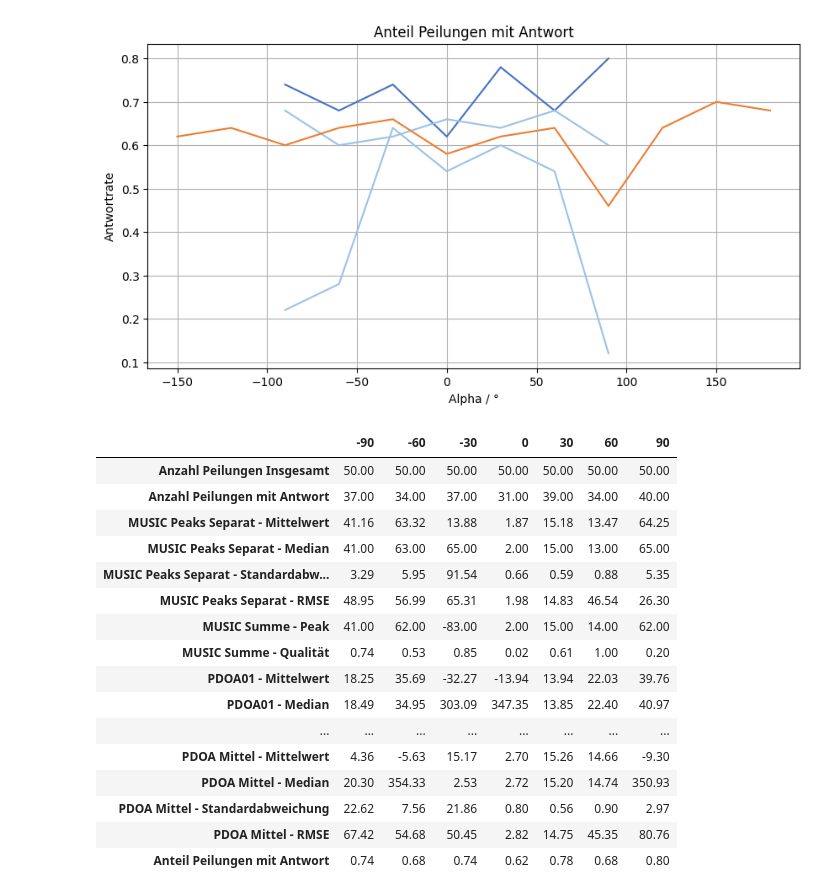
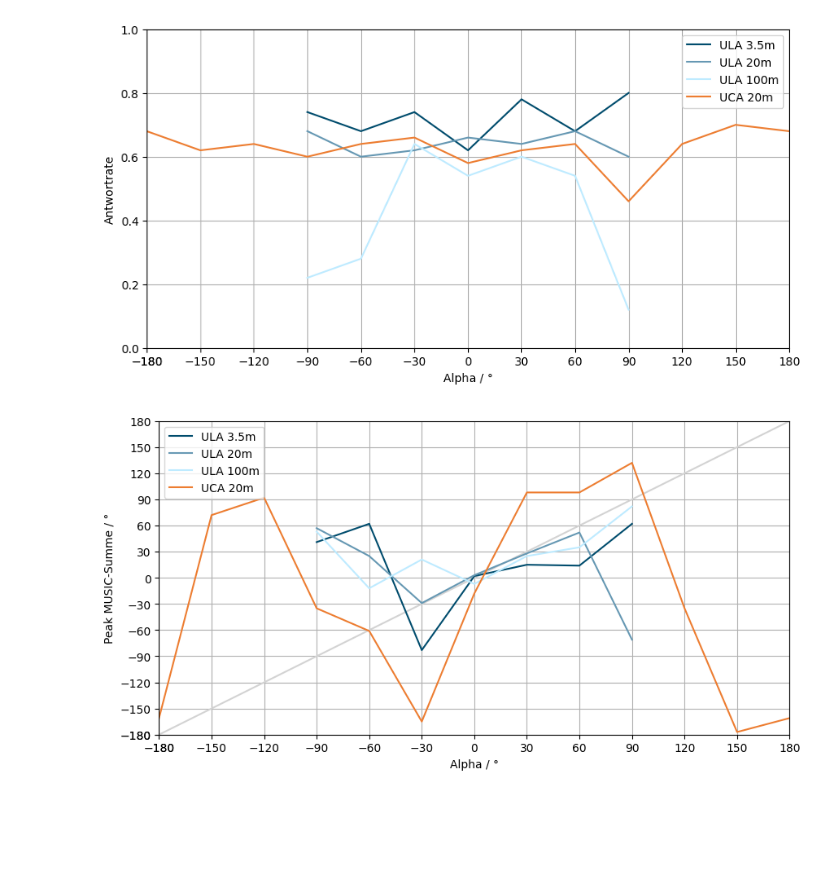
Before and after one commit to mathklk/QCDF, a Jupyter notebook: analyze/main.ipynb, the cells around one changed output. Cells and saved outputs as stored; diff of their text form; code cells hidden in the pictures; blank space fills up the shorter version.

Commit message:
charts

```diff
--- a/analyze/main.ipynb
+++ b/analyze/main.ipynb
@@ -167,34 +176,64 @@ for i, scenario in enumerate(tests):
 # Automatische, "Statische" Berechnungen
 for scenario in tests:
     scenario.df.loc["Anteil Peilungen mit Antwort"] = scenario.df.loc["Anzahl Peilungen mit Antwort"] / scenario.df.loc["Anzahl Peilungen Insgesamt"]
+# %%
+# Misc
+
+FIG_SIZE = np.array([10, 5])
+
+all_angles = set([int(a) for scenario in tests for a in scenario.df.columns])
+ANGLES = sorted(list(all_angles))
+AANGLES = [-180] + ANGLES
+
+def make_x_angle(ax: plt.Axes):
+    ax.set_xticks(AANGLES)
+    ax.set_xlim(-180, 180)
+
+def make_y_angle(ax: plt.Axes):
+    ax.set_yticks(AANGLES)
+    ax.set_ylim(-180, 180)
+
+def pscatter(ax: plt.Axes, Z: pd.Series, **kwargs):
+    ax.scatter(Z.index, Z.values, **kwargs)
+
+plt.Axes.make_x_angle = make_x_angle
+plt.Axes.make_y_angle = make_y_angle
+plt.Axes.pscatter = pscatter
 # %%
-# Plotte "Antel Peilungen mit Antwort"
-fig, ax = plt.subplots(figsize=(10, 5))
-ax.set_title("Anteil Peilungen mit Antwort")
+# Anteil Peilungen mit Antwort
+
+fig, ax = plt.subplots(figsize=FIG_SIZE)
 ax.set_xlabel("Alpha / °")
 ax.set_ylabel("Antwortrate")
-ax.grid()
+
+ax.set_ylim(0, 1)
+ax.make_x_angle()
+ax.grid(True, which="major", axis="both")
+
 for scenario in tests:
-    ax.plot(scenario.df.columns, scenario.df.loc["Anteil Peilungen mit Antwort"], label=f"{scenario.type} {scenario.distance}m", color=scenario.color)
+    ax.plot(scenario.df.loc["Anteil Peilungen mit Antwort"], label=scenario.name(), color=scenario.color)
+
+ax.legend()
+fig.savefig("plots/Antwortrate.pdf", bbox_inches="tight")
 # %% [output]
-[figure, old version]
+[figure, new version]
 # %%
-tests[0].df
+# MUSIC Summe Peaks vs Alpha
+
+fig, ax = plt.subplots(figsize=FIG_SIZE)
+ax.set_xlabel("Alpha / °")
+ax.set_ylabel("Peak MUSIC-Summe / °")
+
+ax.make_x_angle()
+ax.make_y_angle()
+ax.grid(True, which="major", axis="both")
+
+ax.plot(AANGLES, AANGLES, color='lightgray')
+
+for scenario in tests:
+    ax.plot(scenario.df.columns, scenario.df.loc["MUSIC Summe - Peak"], label=scenario.name(), color=scenario.color)
+
+ax.legend()
+fig.savefig("plots/MUSIC_Summe_Peaks_vs_Alpha.pdf", bbox_inches="tight")
 # %% [output]
-|  | -90 | -60 | -30 | 0 | 30 | 60 | 90 |
-| Anzahl Peilungen Insgesamt | 50.00 | 50.00 | 50.00 | 50.00 | 50.00 | 50.00 | 50.00 |
-| Anzahl Peilungen mit Antwort | 37.00 | 34.00 | 37.00 | 31.00 | 39.00 | 34.00 | 40.00 |
-| MUSIC Peaks Separat - Mittelwert | 41.16 | 63.32 | 13.88 | 1.87 | 15.18 | 13.47 | 64.25 |
-| MUSIC Peaks Separat - Median | 41.00 | 63.00 | 65.00 | 2.00 | 15.00 | 13.00 | 65.00 |
-| MUSIC Peaks Separat - Standardabw... | 3.29 | 5.95 | 91.54 | 0.66 | 0.59 | 0.88 | 5.35 |
-| MUSIC Peaks Separat - RMSE | 48.95 | 56.99 | 65.31 | 1.98 | 14.83 | 46.54 | 26.30 |
-| MUSIC Summe - Peak | 41.00 | 62.00 | -83.00 | 2.00 | 15.00 | 14.00 | 62.00 |
-| MUSIC Summe - Qualität | 0.74 | 0.53 | 0.85 | 0.02 | 0.61 | 1.00 | 0.20 |
-| PDOA01 - Mittelwert | 18.25 | 35.69 | -32.27 | -13.94 | 13.94 | 22.03 | 39.76 |
-| PDOA01 - Median | 18.49 | 34.95 | 303.09 | 347.35 | 13.85 | 22.40 | 40.97 |
-| ... | ... | ... | ... | ... | ... | ... | ... |
-| PDOA Mittel - Mittelwert | 4.36 | -5.63 | 15.17 | 2.70 | 15.26 | 14.66 | -9.30 |
-| PDOA Mittel - Median | 20.30 | 354.33 | 2.53 | 2.72 | 15.20 | 14.74 | 350.93 |
-| PDOA Mittel - Standardabweichung | 22.62 | 7.56 | 21.86 | 0.80 | 0.56 | 0.90 | 2.97 |
-| PDOA Mittel - RMSE | 67.42 | 54.68 | 50.45 | 2.82 | 14.75 | 45.35 | 80.76 |
-| Anteil Peilungen mit Antwort | 0.74 | 0.68 | 0.74 | 0.62 | 0.78 | 0.68 | 0.80 |
+[figure, added]
```
Also changed, not shown: parts of 7 cells of this notebook, 2 other files.
